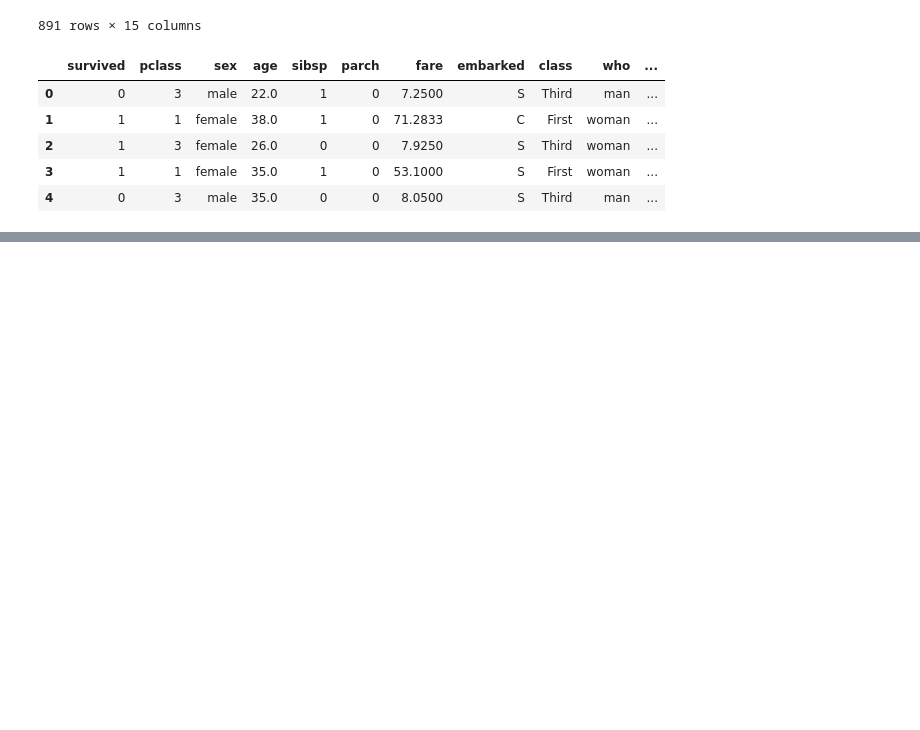
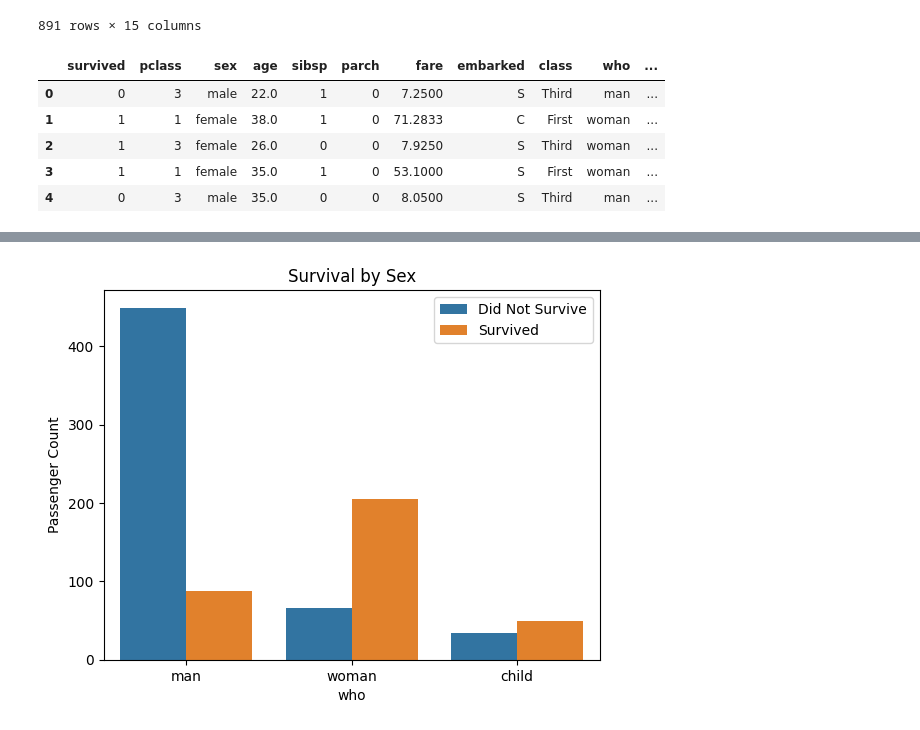
Before and after one commit to hasanhazirbulan/Titanic-Kaggle, a Jupyter notebook: titanic-seaborn.ipynb, the cells around one changed output, grey strips where cells are left out. Saved outputs shown, nothing was run; the diff lists cells and outputs as text; code cells hidden in the pictures; blank space fills up the shorter version.

```diff
--- a/titanic-seaborn.ipynb
+++ b/titanic-seaborn.ipynb
@@ -58,0 +89,8 @@ plt.show()
+# %%
+sns.countplot(x='who', hue='alive', data=df)
+plt.title("Survival by Sex")
+plt.ylabel("Passenger Count")
+plt.legend(labels=['Did Not Survive', 'Survived'])
+plt.show()
+# %% [output]
+[figure, added]
```
Also changed, not shown: parts of 7 cells of this notebook.
